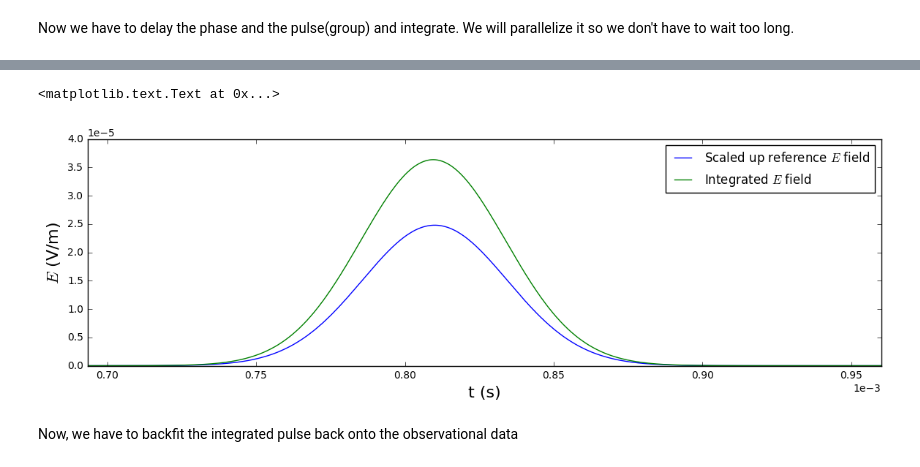
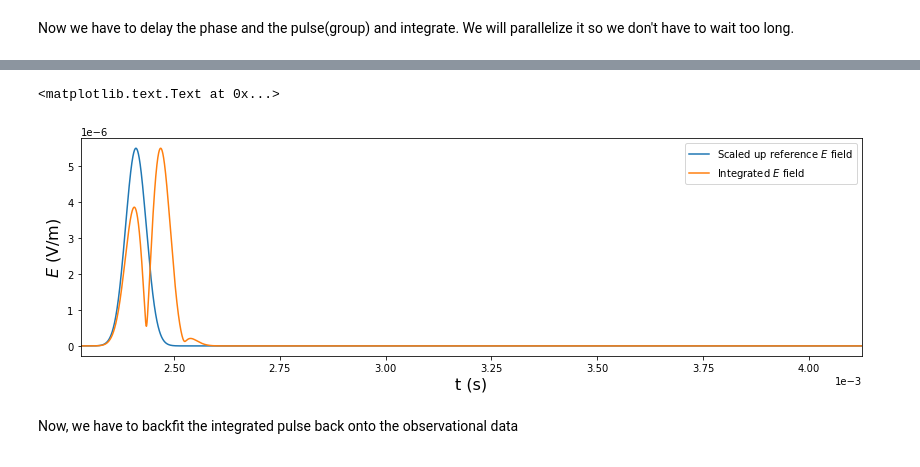
Before and after one commit to quantumfx/binary-lens, a Jupyter notebook: lens_simulation_gauss_pulse.ipynb, the cells around one changed output, grey strips where cells are left out. Drawn from its saved outputs; the diff is of its cells as text; code cells hidden in the pictures.

```diff
--- a/lens_simulation_gauss_pulse.ipynb
+++ b/lens_simulation_gauss_pulse.ipynb
@@ -44,7 +66,7 @@ Load a mean pulse profile for B1957+20, and fit a gaussian to the main pulse
 mean_profile = np.load('mean_profile.npy')
 
 meanprof_Jy = (mean_profile / np.median(mean_profile) - 1) * 12.
-x = np.arange(1000)
-popt, pcov = curve_fit(gaussian, x, meanprof_Jy, bounds=([-np.inf,-np.inf,800.],[np.inf,np.inf,890.]))
+xarr = np.arange(1000)
+popt, pcov = curve_fit(gaussian, xarr, meanprof_Jy, bounds=([-np.inf,-np.inf,800.],[np.inf,np.inf,890.]))
 # %%
 plt.plot(meanprof_Jy, label="Mean profile")
@@ -60,13 +82,13 @@ plt.ylim(-.1, 0.8)
 # %% [markdown]
 Isolate the main pulse, sqrt it, and center
 # %%
-x = np.arange(n)
+xarr = np.arange(n)
 
 pulse_params = popt
-pulse_params[1] *= n/1000 # resizing the width to current gridsize
+pulse_params[1] *= res/1000 # resizing the width to current gridsize
 pulse_params[2] = n/2 # centering
 
-pulse_ref = gaussian(x, *pulse_params)
+pulse_ref = gaussian(xarr, *pulse_params)
 envel_ref = np.sqrt(pulse_ref)
 # %%
 plt.plot(envel_ref, label="sqrt of the fitted gaussian")
@@ -82,7 +104,6 @@ plt.ylim(-.1, 0.8)
 Invent some sinusoidal wave at frequency of observed band. Assuming waves of the form e^(i \omega t)
 # %%
 angular_freq = 2*np.pi*freq
-t = np.linspace(0., p_spin, n)
 phase_ref = np.exp(1j*angular_freq*t)
 # %%
 plt.plot(t, phase_ref.imag, label="Imaginary part")
@@ -121,15 +142,15 @@ plt.ylabel(r'$E$ (V/m)', fontsize=16)
 # %% [markdown]
 Now we have to delay the phase and the pulse(group) and integrate. We will parallelize it so we don't have to wait too long.
 # %%
-k_int = 9 # Integration range = +- period*k_int
+k_int = 30 # Integration range = +- period*k_int
 lim = (int)(np.sqrt(k_int*p_phase*2*R)*insample) # How far does tau_geom have to go to get to k_int periods of E oscillation
 
-# The last argument should be >> 2*k_int to resolve oscillations of E
-#int_domain = np.linspace(-lim, lim, 10000*np.sqrt(k_int))
-int_domain = (np.random.random(100000)*2*lim)-lim
+# The last argument should be >> 2*k_int (m) to resolve oscillations of E
+int_domain = np.linspace(-lim, lim, 2000*np.sqrt(k_int))
+#int_domain = (np.random.random(10000)*2*lim)-lim
 
 def delay_field(i):
-    phase = np.roll(phase_ref, (int)(tau_phase(i*intime)*insample))
-    envel = np.roll(envel_ref, (int)(tau_group(i*intime)*insample))
+    phase = np.roll(phase_ref, (int)(tau_phase(i*intime, ipulsar*intime)*insample))
+    envel = np.roll(envel_ref, (int)(tau_group(i*intime, ipulsar*intime)*insample))
     E_field = a*b*phase*envel
     return E_field
@@ -173,16 +215,16 @@ print np.amax(np.abs(E_field_ref))
 # %%
 plt.figure(figsize=(14,4))
 #plt.plot(t.reshape(-1,1e3).mean(axis=1), E_tot.reshape(-1,1e3).mean(axis=1)) # downsampling before plotting.
-plt.plot(t, 3000*np.abs(E_field_ref), label="Scaled up reference $E$ field") # 'theoretical' E field scaled up for reference
+plt.plot(t, np.amax(np.abs(E_tot))/np.amax(np.abs(E_field_ref))*np.abs(E_field_ref), label="Scaled up reference $E$ field") # 'theoretical' E field scaled up for reference
 plt.plot(t, np.abs(E_tot), label="Integrated $E$ field")
-plt.xlim((n/2-n/15)*intime,(n/2+n/10)*intime)
+plt.xlim((n/2-7*pulse_params[1])*intime,(n/2+100*pulse_params[1])*intime)
 plt.ticklabel_format(style='sci', axis='both', scilimits=(0,0))
 plt.legend(loc="best")
 plt.xlabel('t (s)', fontsize=16)
 plt.ylabel(r'$E$ (V/m)', fontsize=16)
 # %% [output]
 <matplotlib.text.Text at 0x...>
-[figure, old version]
+[figure, new version]
 # %% [markdown]
 Now, we have to backfit the integrated pulse back onto the observational data
 # %%
```
Also changed, not shown: parts of 12 cells of this notebook, 5 other files.
